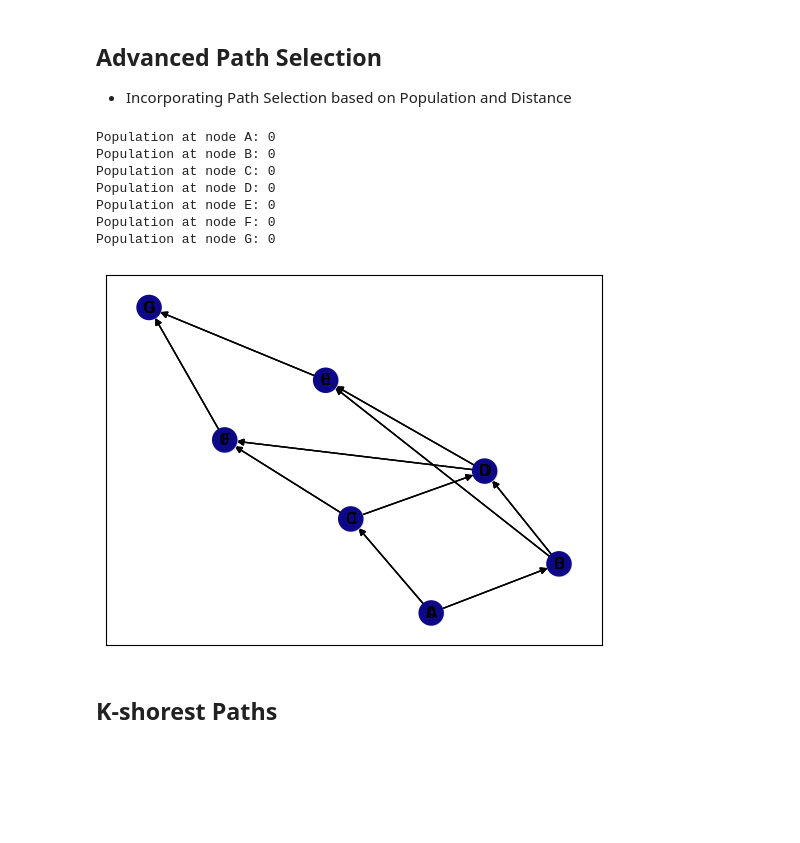
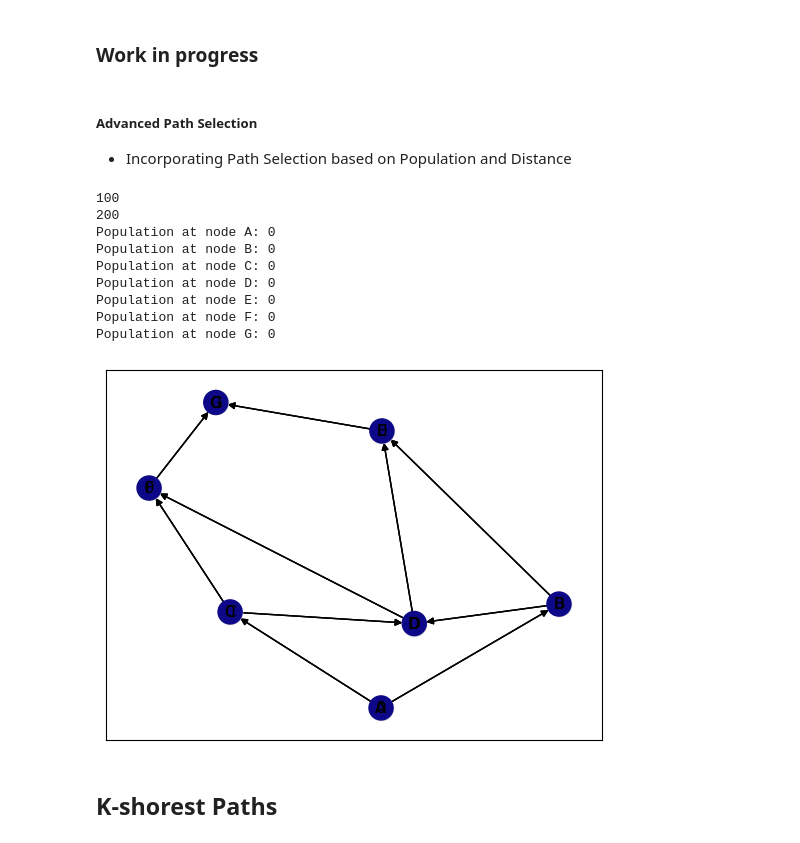
Before and after one commit to ejw-data/algo-optimum-path, a Jupyter notebook: adv_dijkstra.ipynb, the cells around one changed output. Drawn from its saved outputs; the diff is of its cells as text; code cells hidden in the pictures; blank space fills up the shorter version.

Commit message:
cleaned up notebooks; dijkstra notebooks still in progress

```diff
--- a/adv_dijkstra.ipynb
+++ b/adv_dijkstra.ipynb
@@ -1,5 +1,7 @@
+# %% [markdown]
+### Work in progress
 # %% [markdown]
-## Advanced Path Selection
+##### Advanced Path Selection
 - Incorporating Path Selection based on Population and Distance
 # %%
 import heapq
@@ -17,6 +19,7 @@ def dijkstra_with_population_and_distance(graph, start_node, max_distance):
         current_pop, current_dist, current_path = heapq.heappop(queue)
         current_node = current_path[-1]
 
+        # Condidtions section
         if current_dist > distance[current_node] or current_dist > max_distance:
             continue
 
@@ -29,6 +32,7 @@ def dijkstra_with_population_and_distance(graph, start_node, max_distance):
             new_dist = current_dist + edge_dist
 
             if new_pop > population[neighbor] or new_dist > distance[neighbor]:
+                print(graph[current_node][neighbor]['population'])
                 continue
 
             population[neighbor] = new_pop
@@ -52,40 +56,42 @@ graph = {
 }
 
 start_node = 'A'
-max_distance_threshold = 25
+max_distance_threshold = 250
 
 population_result = dijkstra_with_population_and_distance(graph, start_node, max_distance_threshold)
-
+# print(population_result)
 for node, pop in population_result.items():
     print(f"Population at node {node}: {pop}")
 
 nx_graph = nx.DiGraph()
 
 for node, edges in graph.items():
     for neighbor, edge_data in edges.items():
         nx_graph.add_edge(node, neighbor, weight=edge_data['distance'])
 
 pos = nx.spring_layout(nx_graph)
 nx.draw_networkx(nx_graph, pos, node_color='lightgray', with_labels=True)
 nx.draw_networkx_edges(nx_graph, pos, edgelist=nx_graph.edges(), width=1, alpha=0.5)
 
 # Highlight nodes based on population value
 node_colors = [population_result[node] for node in nx_graph.nodes()]
 node_labels = {node: pop for node, pop in population_result.items()}
 
 nx.draw_networkx(nx_graph, pos, node_color=node_colors, cmap='plasma', with_labels=True)
 nx.draw_networkx_labels(nx_graph, pos, labels=node_labels)
 
 plt.show()
 # %% [output]
+100
+200
 Population at node A: 0
 Population at node B: 0
 Population at node C: 0
 Population at node D: 0
 Population at node E: 0
 Population at node F: 0
 Population at node G: 0
-[figure, old version]
+[figure, new version]
 # %% [markdown]
 ## K-shorest Paths
 # %%
```
Also changed, not shown: parts of 2 cells of this notebook, 4 other files.
